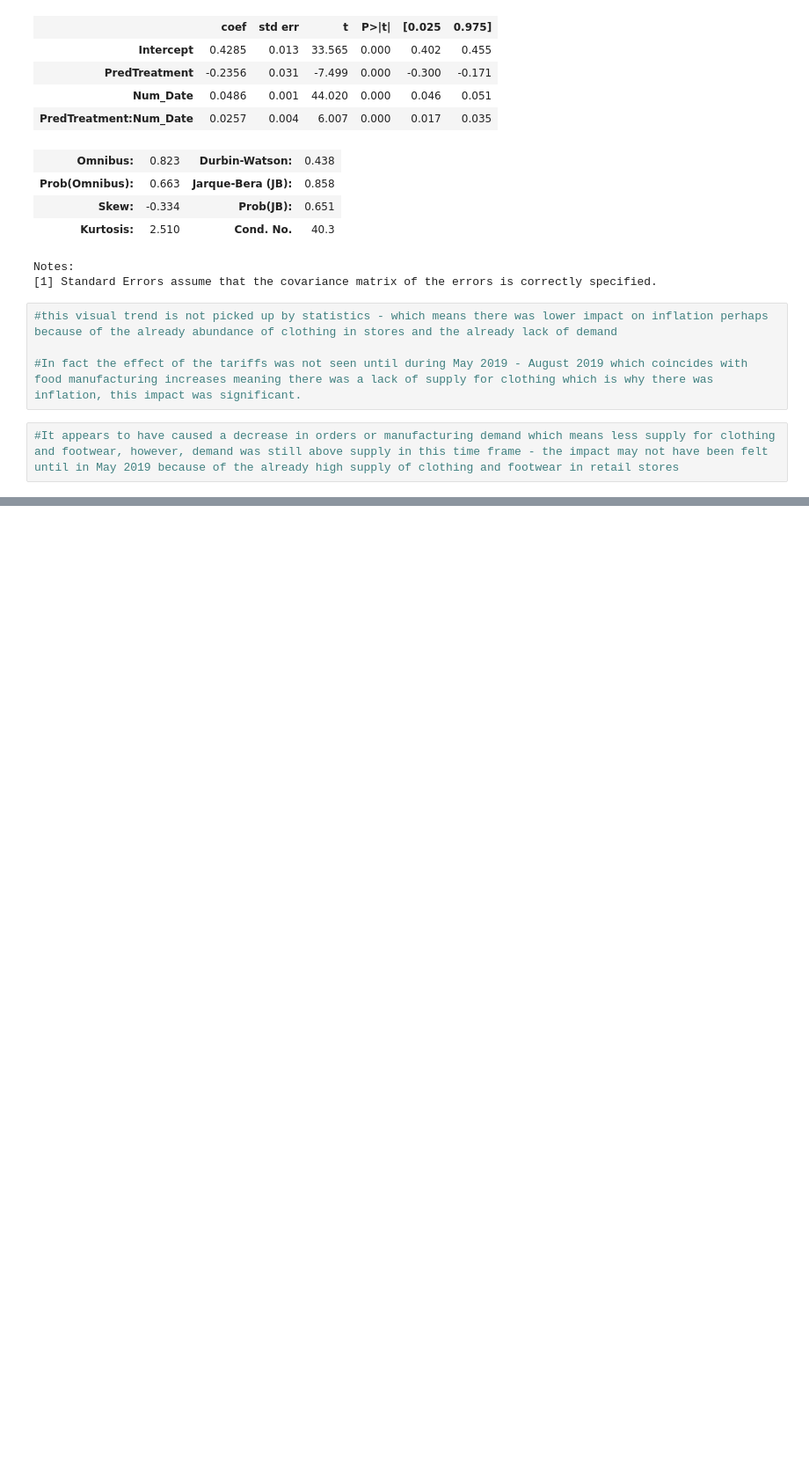
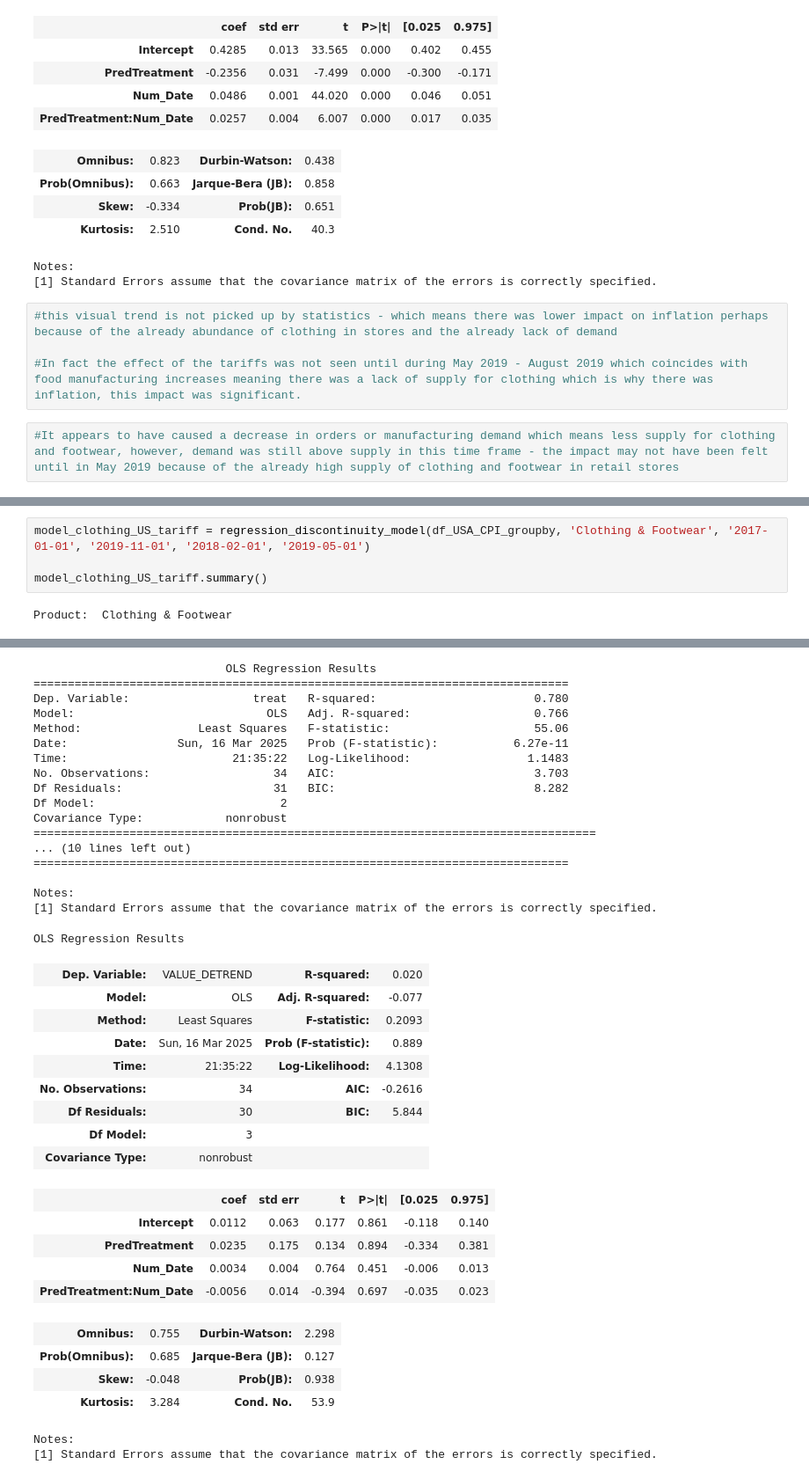
Before and after one commit to MADS-Lions/GoodsComparison2018Tariffs, a Jupyter notebook: notebooks/Official_Differences_and_RC.ipynb, the cells around one changed output, grey strips where cells are left out. Shown at 88% size. Drawn from its saved outputs; the diff is of its cells as text; blank space fills up the shorter version.

```diff
--- a/notebooks/Official_Differences_and_RC.ipynb
+++ b/notebooks/Official_Differences_and_RC.ipynb
@@ -1185,3 +1285,9 @@ plot_structure(df_USA_CPI_groupby, 'Clothing & Footwear', '2017-01-01', '2020-02
 # %% [output]
 Product:  Clothing & Footwear
 [interactive output not drawn]
+# %%
+model_clothing_US_tariff = regression_discontinuity_model(df_USA_CPI_groupby, 'Clothing & Footwear', '2017-01-01', '2019-11-01', '2018-02-01', '2019-05-01')
+
+model_clothing_US_tariff.summary()
+# %% [output]
+Product:  Clothing & Footwear
@@ -1188,3 +1297,41 @@ Product:  Clothing & Footwear
+                            OLS Regression Results
+==============================================================================
+Dep. Variable:                  treat   R-squared:                       0.780
+Model:                            OLS   Adj. R-squared:                  0.766
+Method:                 Least Squares   F-statistic:                     55.06
+Date:                Sun, 16 Mar 2025   Prob (F-statistic):           6.27e-11
+Time:                        21:35:22   Log-Likelihood:                 1.1483
+No. Observations:                  34   AIC:                             3.703
+Df Residuals:                      31   BIC:                             8.282
+Df Model:                           2
+Covariance Type:            nonrobust
+==================================================================================
+... (10 lines left out)
+==============================================================================
+
+Notes:
+[1] Standard Errors assume that the covariance matrix of the errors is correctly specified.
+OLS Regression Results
+| Dep. Variable: | VALUE_DETREND | R-squared: | 0.020 |
+| Model: | OLS | Adj. R-squared: | -0.077 |
+| Method: | Least Squares | F-statistic: | 0.2093 |
+| Date: | Sun, 16 Mar 2025 | Prob (F-statistic): | 0.889 |
+| Time: | 21:35:22 | Log-Likelihood: | 4.1308 |
+| No. Observations: | 34 | AIC: | -0.2616 |
+| Df Residuals: | 30 | BIC: | 5.844 |
+| Df Model: | 3 |  |  |
+| Covariance Type: | nonrobust |  |  |
+|  | coef | std err | t | P>|t| | [0.025 | 0.975] |
+| Intercept | 0.0112 | 0.063 | 0.177 | 0.861 | -0.118 | 0.140 |
+| PredTreatment | 0.0235 | 0.175 | 0.134 | 0.894 | -0.334 | 0.381 |
+| Num_Date | 0.0034 | 0.004 | 0.764 | 0.451 | -0.006 | 0.013 |
+| PredTreatment:Num_Date | -0.0056 | 0.014 | -0.394 | 0.697 | -0.035 | 0.023 |
+| Omnibus: | 0.755 | Durbin-Watson: | 2.298 |
+| Prob(Omnibus): | 0.685 | Jarque-Bera (JB): | 0.127 |
+| Skew: | -0.048 | Prob(JB): | 0.938 |
+| Kurtosis: | 3.284 | Cond. No. | 53.9 |
+Notes:
+[1] Standard Errors assume that the covariance matrix of the errors is correctly specified.
 # %%
 #It seems that both trumps tariffs caused American goods to increase in inflation while Canadian/Chinese tariffs caused a decrease in inflation for American clothings and footwear
 
```
Also changed, not shown: parts of 46 cells of this notebook.
